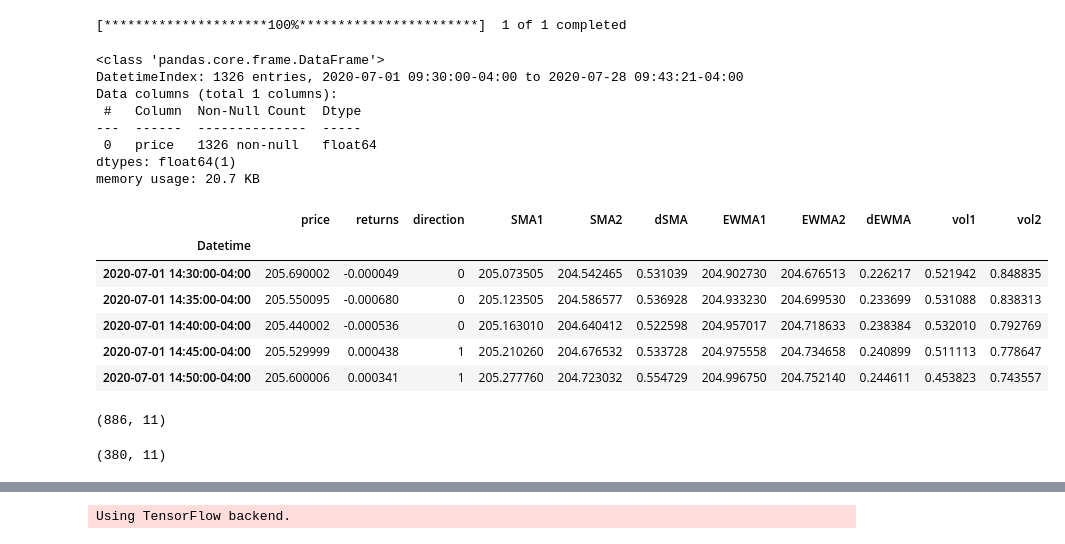
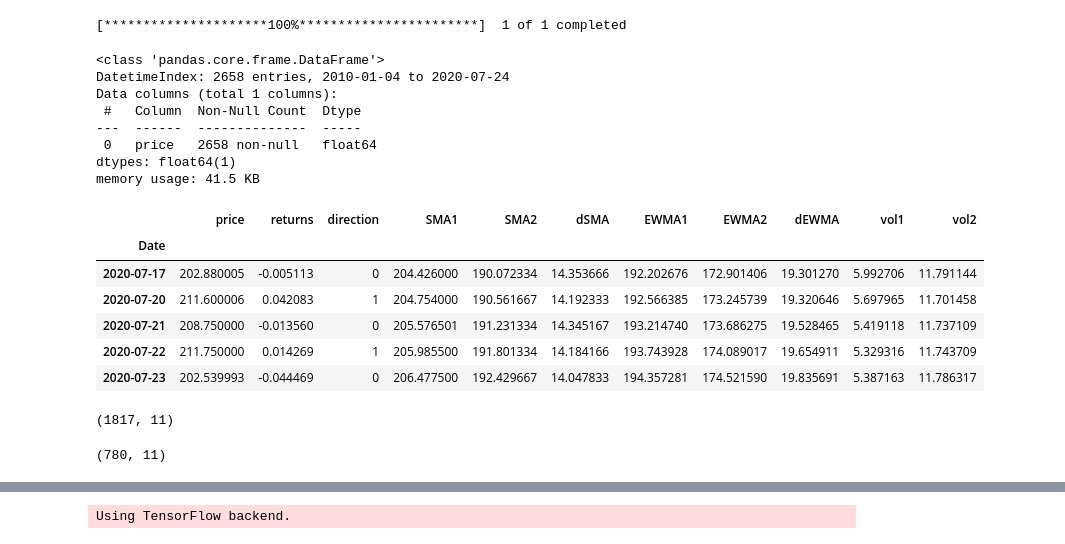
Before and after one commit to mateomarks/Algorithmic-Trading, a Jupyter notebook: 03 DL Strategy.ipynb, the cells around one changed output, grey strips where cells are left out. Cells and saved outputs as stored; diff of their text form; code cells hidden in the pictures.

```diff
--- a/03 DL Strategy.ipynb
+++ b/03 DL Strategy.ipynb
@@ -31,7 +31,7 @@ plt.rc('figure', titlesize=BIGGER_SIZE)  # fontsize of the figure title
 plt.rc('figure', figsize=(10,6))         # size fo the graph
 # %%
 symbol = ["MSFT"]
-rawdata = yf.download(symbol, start="2020-07-01", end="2020-07-25", interval = "5m")
+rawdata = yf.download(symbol, start="2010-01-01", end="2020-07-25", interval = "1d")
 # %% [output]
 [*********************100%***********************]  1 of 1 completed
 # %%
@@ -41,45 +41,45 @@ rawdata.columns = ['price']
 rawdata.info()
 # %% [output]
 <class 'pandas.core.frame.DataFrame'>
-DatetimeIndex: 1326 entries, 2020-07-01 09:30:00-04:00 to 2020-07-28 09:43:21-04:00
+DatetimeIndex: 2658 entries, 2010-01-04 to 2020-07-24
 Data columns (total 1 columns):
  #   Column  Non-Null Count  Dtype
 ---  ------  --------------  -----
- 0   price   1326 non-null   float64
+ 0   price   2658 non-null   float64
 dtypes: float64(1)
-memory usage: 20.7 KB
+memory usage: 41.5 KB
 # %%
-data = rawdata.copy()
+data = rawdata[:-1].copy()
 data['returns'] = np.log(data/data.shift(1))
 data['direction'] = np.where(data['returns'] > 0 , 1,0)
 
 
 # Calculates Simple Moving Averages with a long and a short window
 data['SMA1'] = data['price'].rolling(20).mean().shift(1)
 data['SMA2'] = data['price'].rolling(60).mean().shift(1)
 data['dSMA'] = data['SMA1'] - data['SMA2']
 
 # Calculates Equally Weighted Moving Average with a long and a short halflife
 data['EWMA1'] = data['price'].ewm(halflife=20).mean().shift(1)
 data['EWMA2'] = data['price'].ewm(halflife=60).mean().shift(1)
 data['dEWMA'] = data['EWMA1'] - data['EWMA2']
 
 # Calculates the moving standard deviation
 data['vol1'] = data['price'].rolling(20).std().shift(1)
 data['vol2'] = data['price'].rolling(60).std().shift(1)
 
 # Deletes NA rows
 data.dropna(inplace=True)
 
-data.head()
+data.tail()
 # %% [output]
 |  | price | returns | direction | SMA1 | SMA2 | dSMA | EWMA1 | EWMA2 | dEWMA | vol1 | vol2 |
-| Datetime |  |  |  |  |  |  |  |  |  |  |  |
-| 2020-07-01 14:30:00-04:00 | 205.690002 | -0.000049 | 0 | 205.073505 | 204.542465 | 0.531039 | 204.902730 | 204.676513 | 0.226217 | 0.521942 | 0.848835 |
-| 2020-07-01 14:35:00-04:00 | 205.550095 | -0.000680 | 0 | 205.123505 | 204.586577 | 0.536928 | 204.933230 | 204.699530 | 0.233699 | 0.531088 | 0.838313 |
-| 2020-07-01 14:40:00-04:00 | 205.440002 | -0.000536 | 0 | 205.163010 | 204.640412 | 0.522598 | 204.957017 | 204.718633 | 0.238384 | 0.532010 | 0.792769 |
-| 2020-07-01 14:45:00-04:00 | 205.529999 | 0.000438 | 1 | 205.210260 | 204.676532 | 0.533728 | 204.975558 | 204.734658 | 0.240899 | 0.511113 | 0.778647 |
-| 2020-07-01 14:50:00-04:00 | 205.600006 | 0.000341 | 1 | 205.277760 | 204.723032 | 0.554729 | 204.996750 | 204.752140 | 0.244611 | 0.453823 | 0.743557 |
+| Date |  |  |  |  |  |  |  |  |  |  |  |
+| 2020-07-17 | 202.880005 | -0.005113 | 0 | 204.426000 | 190.072334 | 14.353666 | 192.202676 | 172.901406 | 19.301270 | 5.992706 | 11.791144 |
+| 2020-07-20 | 211.600006 | 0.042083 | 1 | 204.754000 | 190.561667 | 14.192333 | 192.566385 | 173.245739 | 19.320646 | 5.697965 | 11.701458 |
+| 2020-07-21 | 208.750000 | -0.013560 | 0 | 205.576501 | 191.231334 | 14.345167 | 193.214740 | 173.686275 | 19.528465 | 5.419118 | 11.737109 |
+| 2020-07-22 | 211.750000 | 0.014269 | 1 | 205.985500 | 191.801334 | 14.184166 | 193.743928 | 174.089017 | 19.654911 | 5.329316 | 11.743709 |
+| 2020-07-23 | 202.539993 | -0.044469 | 0 | 206.477500 | 192.429667 | 14.047833 | 194.357281 | 174.521590 | 19.835691 | 5.387163 | 11.786317 |
 # %%
 split = int(len(data) * 0.7)
 train = data.iloc[:split].copy()
@@ -87,8 +87,8 @@ test = data.iloc[split:].copy()
 # %%
 train.shape
 # %% [output]
-(886, 11)
+(1817, 11)
 # %%
 test.shape
 # %% [output]
-(380, 11)
+(780, 11)
```
Also changed, not shown: parts of 24 cells of this notebook.
